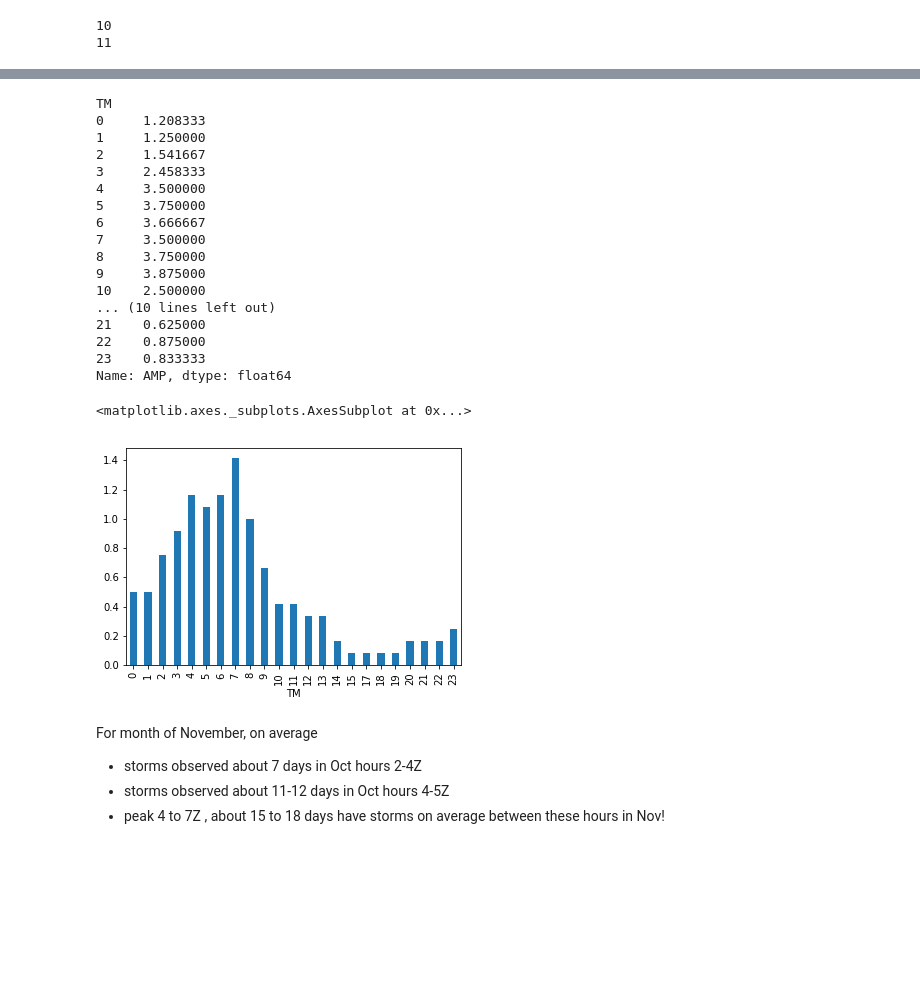
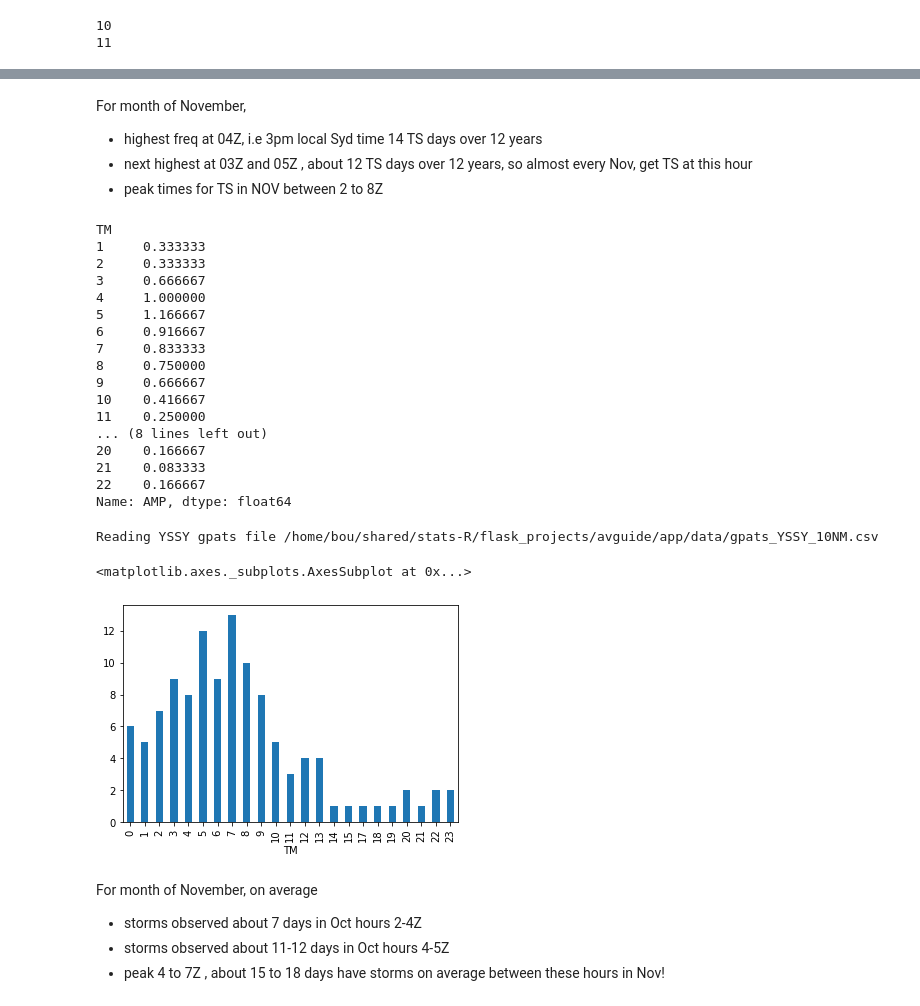
Before and after one commit to launda/avguide, a Jupyter notebook: Sydney_Basin_Storms.ipynb, the cells around one changed output, grey strips where cells are left out. Saved outputs shown, nothing was run; the diff lists cells and outputs as text; code cells hidden in the pictures; blank space fills up the shorter version.

```diff
--- a/Sydney_Basin_Storms.ipynb
+++ b/Sydney_Basin_Storms.ipynb
@@ -49,18 +133,13 @@ None
 | 2020-09-21 11:25:35.953 | -34.10568 | 151.06783 | 41.7 |
 | 2020-09-21 11:28:29.815 | -34.05155 | 151.14589 | 13.7 |
 # %%
-sta='YSSY' # change to explore fog plots for other locations
-gpats_file = os.path.join(cur_dir, f'gpats_{sta}_10NM.csv')
 # resample data to 1 min (just minimises memory footprint/performance)
 # no real impact to data interpretatability
 # but it puts a limit to gpats in any given hour <=60
 # so when we normalise by say total number of TS days - mean shud be also <= 60
 # and good way to compare activiy across hours
-g = pd.read_csv(gpats_file,parse_dates=True, index_col='TM')\
-    .resample('1min')\
-    .agg(dict(LATITUDE='mean', LONGITUDE='mean', AMP='count'))\
-    .dropna()
-print(g.info())
+g_min = get_gpats_data(cur_dir=cur_dir,sta=sta,res='1min')
+print(g_min.info())
 # 10930 rows/gpats strikes , 341kB Vs 1.3MB - almost 1/5 of raw dataset
-g.tail()
+g_min.tail()
 # %% [output]
@@ -477,33 +587,41 @@ Name: AMP, dtype: int64
+# %% [markdown]
+For month of November,
+- highest freq at 04Z, i.e 3pm local Syd time 14 TS days over 12 years
+- next highest at 03Z and 05Z , about 12 TS days over 12 years, so almost every Nov, get TS at this hour
+- peak times for TS in NOV between 2 to 8Z
 # %%
 # get gpats count by hour for for each hour over all days/years
-gpats_by_hour = g1_hour.groupby(g1_hour.index.hour).count()
-gpats_by_hour/24
+# gpats_by_hour = g1_hour.groupby(g1_hour.index.hour).count()
+gpats_by_hour_mon / 12.0
 # %% [output]
 TM
-0     1.208333
-1     1.250000
-2     1.541667
-3     2.458333
-4     3.500000
-5     3.750000
-6     3.666667
-7     3.500000
-8     3.750000
-9     3.875000
-10    2.500000
-... (10 lines left out)
-21    0.625000
-22    0.875000
-23    0.833333
+1     0.333333
+2     0.333333
+3     0.666667
+4     1.000000
+5     1.166667
+6     0.916667
+7     0.833333
+8     0.750000
+9     0.666667
+10    0.416667
+11    0.250000
+... (8 lines left out)
+20    0.166667
+21    0.083333
+22    0.166667
 Name: AMP, dtype: float64
 # %%
 # November hourly trend
 mon=keys[vals.index('Dec')]
+g1_hour =  get_gpats_data(cur_dir=cur_dir,sta=sta,res='H')['AMP']
+g1_hour = g1_hour.loc[g1_hour>1]
 g1_dec = g1_hour.loc[g1_hour.index.month==mon]
-(g1_dec.groupby(g1_dec.index.hour).count()/12).plot(kind='bar')
+(g1_dec.groupby(g1_dec.index.hour).count()).plot(kind='bar')
 # %% [output]
-<matplotlib.axes._subplots.AxesSubplot at 0x...>
+Reading YSSY gpats file /home/bou/shared/stats-R/flask_projects/avguide/app/data/gpats_YSSY_10NM.csv
+<matplotlib.axes._subplots.AxesSubplot at 0x...>
-[figure, old version]
+[figure, new version]
 # %% [markdown]
 For month of November, on average
 - storms observed about 7 days in Oct hours 2-4Z
```
Also changed, not shown: parts of 59 cells of this notebook.
